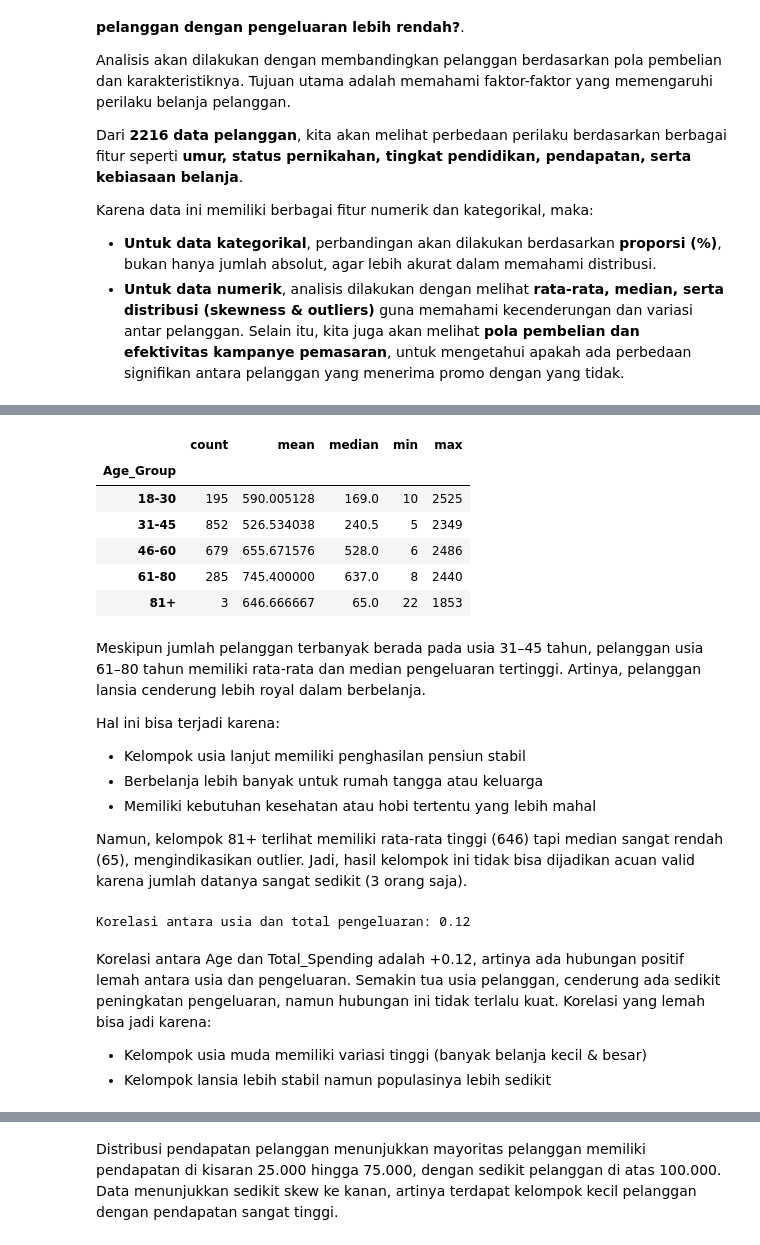
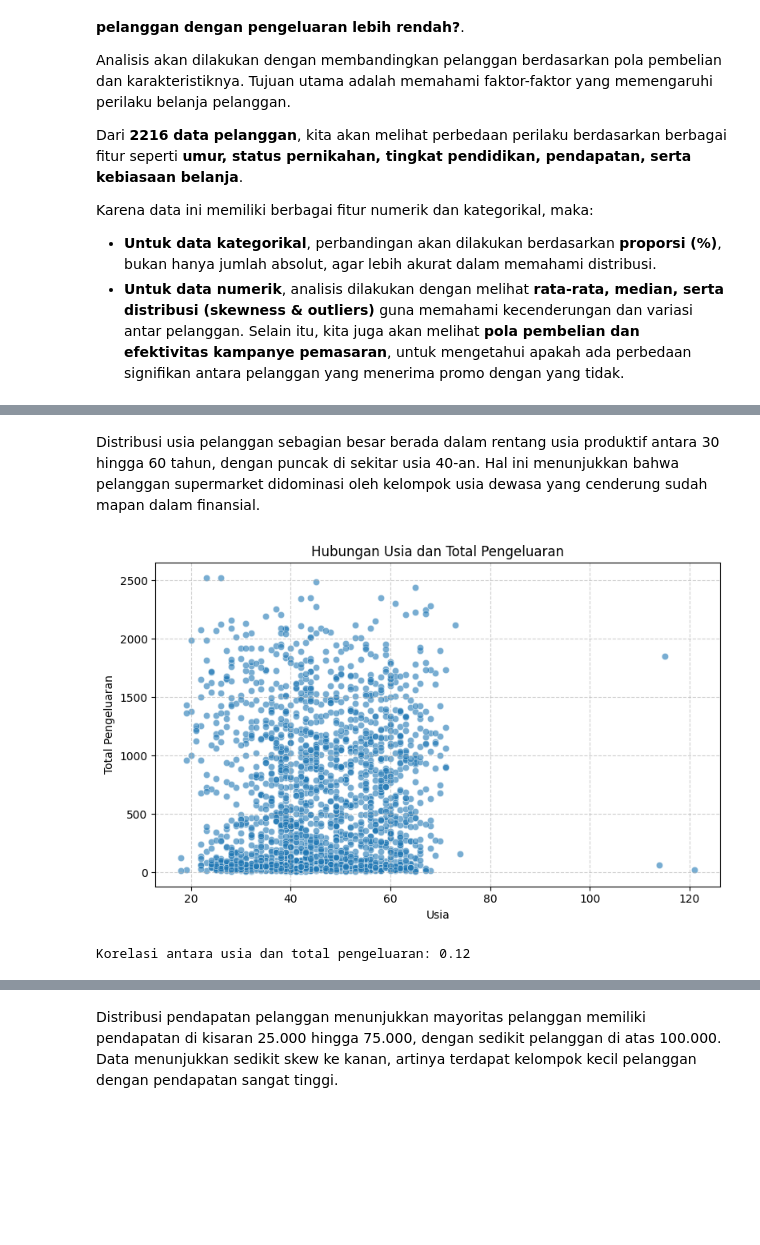
Before and after one commit to Himmel134/supermarket_customers, a Jupyter notebook: notebooks/1.0-bdp-inital-data-exploration.ipynb, the cells around one changed output, grey strips where cells are left out. Cells and saved outputs as stored; diff of their text form; code cells hidden in the pictures; blank space fills up the shorter version.

```diff
--- a/notebooks/1.0-bdp-inital-data-exploration.ipynb
+++ b/notebooks/1.0-bdp-inital-data-exploration.ipynb
@@ -446,30 +448,19 @@ Kelompok usia paling dominan adalah 31–45 tahun (852 orang), disusul oleh 46
-# %%
-age_group_stats = df_new.groupby('Age_Group')['Total_Spending'].agg(['count', 'mean', 'median', 'min', 'max'])
-age_group_stats
-# %% [output]
-|  | count | mean | median | min | max |
-| Age_Group |  |  |  |  |  |
-| 18-30 | 195 | 590.005128 | 169.0 | 10 | 2525 |
-| 31-45 | 852 | 526.534038 | 240.5 | 5 | 2349 |
-| 46-60 | 679 | 655.671576 | 528.0 | 6 | 2486 |
-| 61-80 | 285 | 745.400000 | 637.0 | 8 | 2440 |
-| 81+ | 3 | 646.666667 | 65.0 | 22 | 1853 |
-# %% [markdown]
-Meskipun jumlah pelanggan terbanyak berada pada usia 31–45 tahun, pelanggan usia 61–80 tahun memiliki rata-rata dan median pengeluaran tertinggi. Artinya, pelanggan lansia cenderung lebih royal dalam berbelanja.
-
-Hal ini bisa terjadi karena:
-- Kelompok usia lanjut memiliki penghasilan pensiun stabil
-- Berbelanja lebih banyak untuk rumah tangga atau keluarga
-- Memiliki kebutuhan kesehatan atau hobi tertentu yang lebih mahal
-
-Namun, kelompok 81+ terlihat memiliki rata-rata tinggi (646) tapi median sangat rendah (65), mengindikasikan outlier. Jadi, hasil kelompok ini tidak bisa dijadikan acuan valid karena jumlah datanya sangat sedikit (3 orang saja).
+# %% [markdown]
+Distribusi usia pelanggan sebagian besar berada dalam rentang usia produktif antara 30 hingga 60 tahun, dengan puncak di sekitar usia 40-an. Hal ini menunjukkan bahwa pelanggan supermarket didominasi oleh kelompok usia dewasa yang cenderung sudah mapan dalam finansial.
 # %%
+# Analisis 2: Pengeluaran vs Usia
+plt.figure(figsize=(8, 5))
+sns.scatterplot(data=df_new, x='Age', y='Total_Spending', alpha=0.6)
+plt.title('Hubungan Usia dan Total Pengeluaran')
+plt.xlabel('Usia')
+plt.ylabel('Total Pengeluaran')
+plt.grid(True, linestyle='--', alpha=0.6)
+plt.tight_layout()
+plt.show()
+
 # Korelasi
 correlation_age = df_new[['Age', 'Total_Spending']].corr().iloc[0, 1]
 print(f"Korelasi antara usia dan total pengeluaran: {correlation_age:.2f}")
 # %% [output]
+[figure, added]
 Korelasi antara usia dan total pengeluaran: 0.12
-# %% [markdown]
-Korelasi antara Age dan Total_Spending adalah +0.12, artinya ada hubungan positif lemah antara usia dan pengeluaran. Semakin tua usia pelanggan, cenderung ada sedikit peningkatan pengeluaran, namun hubungan ini tidak terlalu kuat. Korelasi yang lemah bisa jadi karena:
-- Kelompok usia muda memiliki variasi tinggi (banyak belanja kecil & besar)
-- Kelompok lansia lebih stabil namun populasinya lebih sedikit
```
Also changed, not shown: parts of 60 cells of this notebook.
